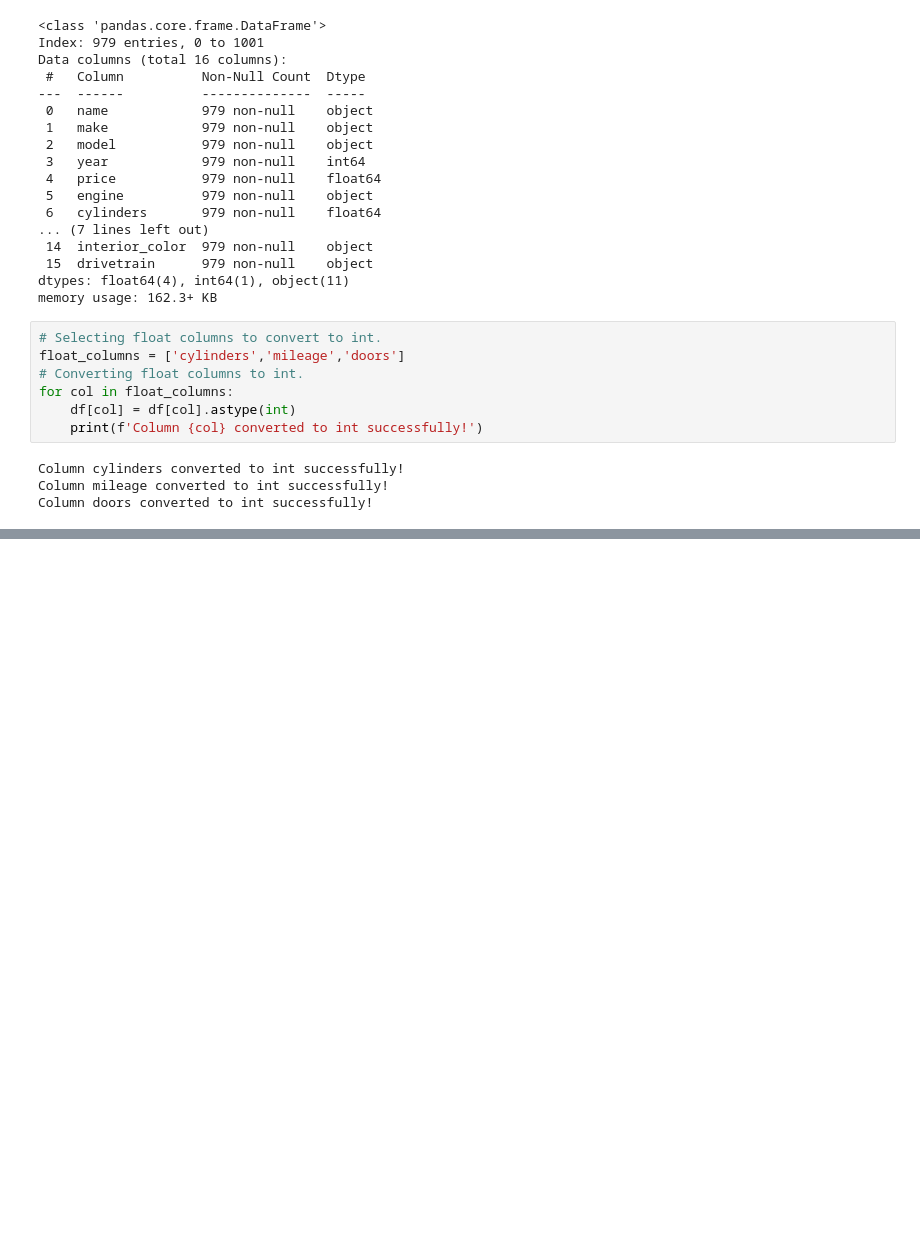
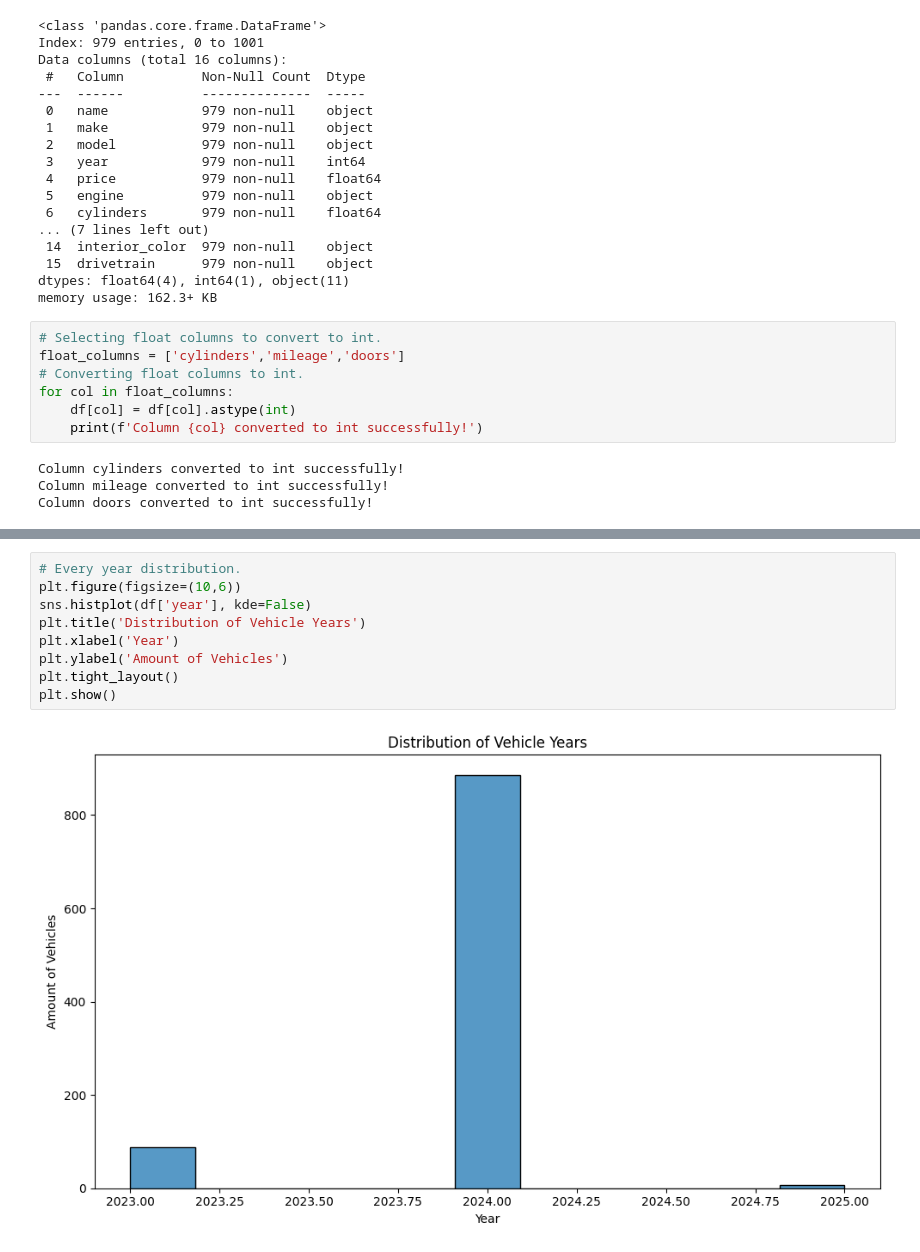
Before and after one commit to alegonzjur/PistonCup, a Jupyter notebook: src/mod_2.ipynb, the cells around one changed output, grey strips where cells are left out. Saved outputs shown, nothing was run; the diff lists cells and outputs as text; blank space fills up the shorter version.

```diff
--- a/src/mod_2.ipynb
+++ b/src/mod_2.ipynb
@@ -484,0 +511,11 @@ Column doors converted to int successfully!
+# %%
+# Every year distribution.
+plt.figure(figsize=(10,6))
+sns.histplot(df['year'], kde=False)
+plt.title('Distribution of Vehicle Years')
+plt.xlabel('Year')
+plt.ylabel('Amount of Vehicles')
+plt.tight_layout()
+plt.show()
+# %% [output]
+[figure, added]
```
Also changed, not shown: parts of 35 cells of this notebook, 1 other file.
